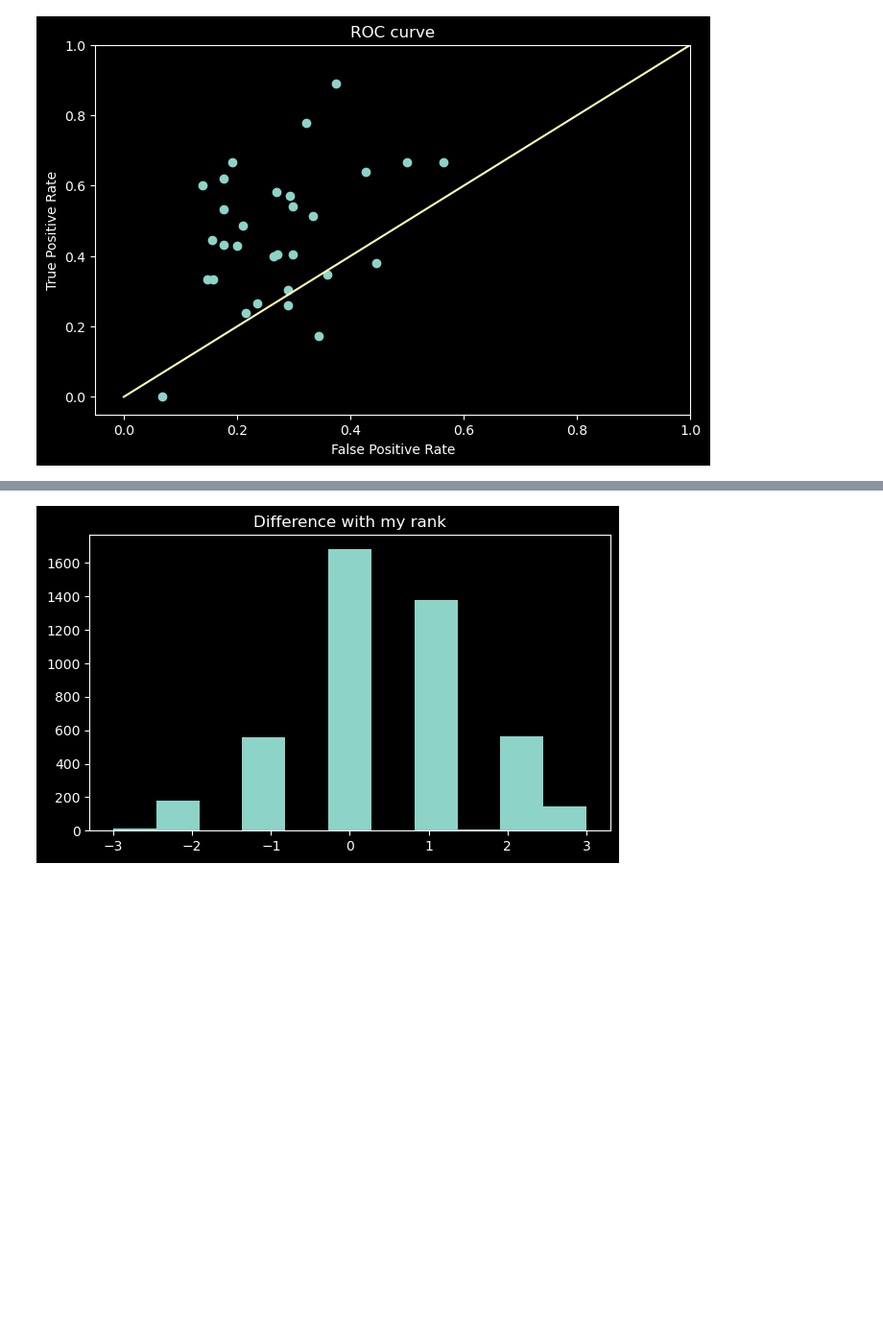
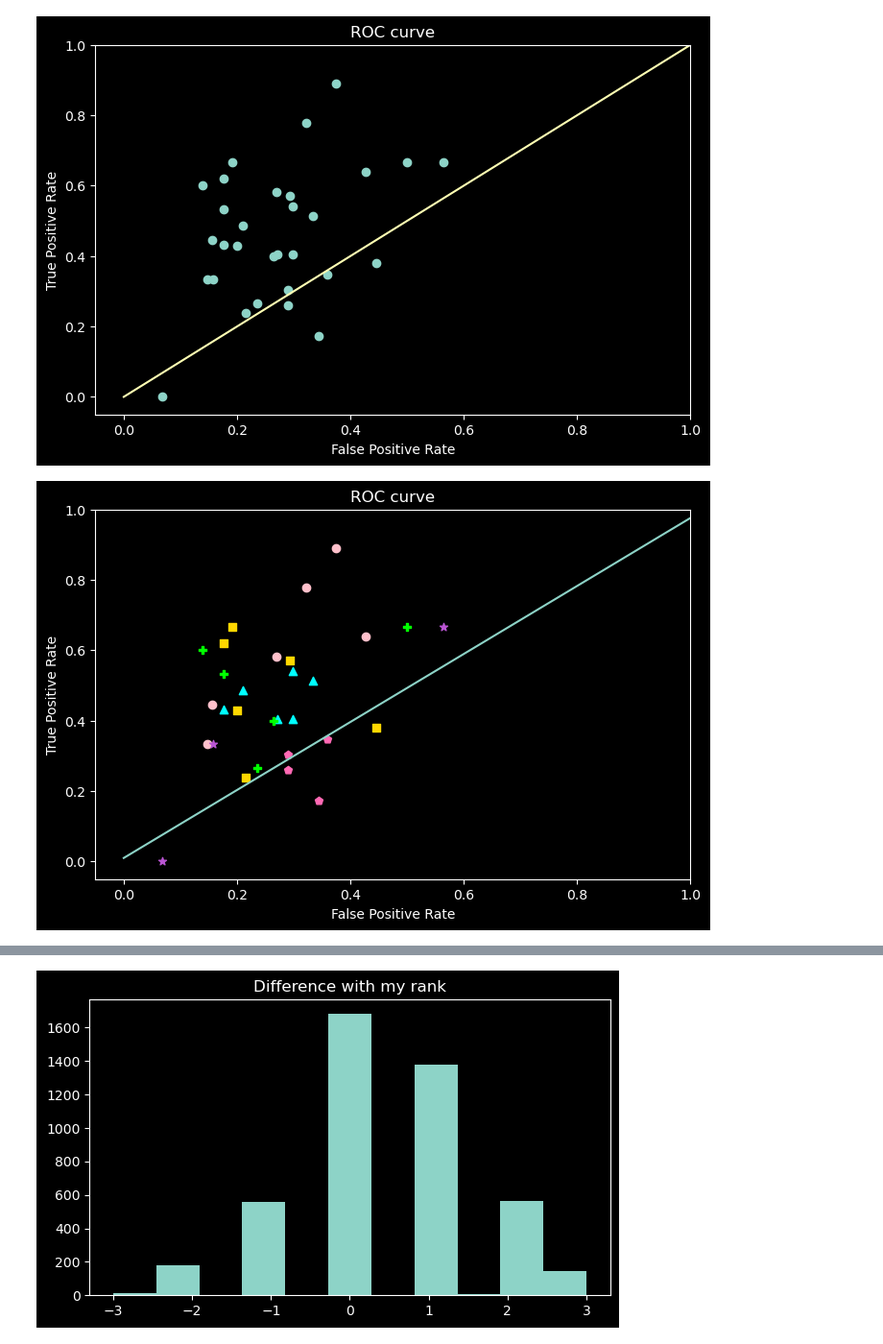
Before and after one commit to JimenaGonzalez/Searching-double-lenses, a Jupyter notebook: vit_cnn_multiclass/results/visual_inspection/Inspection_data/Calibration.ipynb, the cells around one changed output, grey strips where cells are left out. Shown at 96% size. Cells and saved outputs as stored; diff of their text form; code cells hidden in the pictures; blank space fills up the shorter version.

```diff
--- a/vit_cnn_multiclass/results/visual_inspection/Inspection_data/Calibration.ipynb
+++ b/vit_cnn_multiclass/results/visual_inspection/Inspection_data/Calibration.ipynb
@@ -84,5 +110,5 @@ for i in range(1, 8):
 # %%
-guessing = np.linspace(0, 1 , 10)
+guessing = np.linspace(0, 1 , 100)
 print(len(FPR_list))
 
 plt.figure(figsize=(8,5))
@@ -91,12 +117,40 @@ plt.xlim(-0.05, 1)
 plt.ylim(-0.05, 1)
 plt.xlabel('False Positive Rate')
 plt.ylabel('True Positive Rate')
-plt.plot(FPR_list, TPR_list, 'o')
+plt.plot(data_students['FPR'], data_students['TPR'], 'o')
 plt.plot(guessing, guessing)
 plt.show()
 # %% [output]
 30
 [figure]
+# %%
+plt.figure(figsize=(8,5))
+plt.title('ROC curve')
+plt.xlim(-0.05, 1)
+plt.ylim(-0.05, 1)
+plt.xlabel('False Positive Rate')
+plt.ylabel('True Positive Rate')
+
+color_list = ['Lavender', 'Peach', 'Lilac', 'Lilac', 'Baby Pink', 'Mint Green', 'Sky Blue']
+#color_list = ['Rose Quartz', 'Seafoam Green', 'Periwinkle', 'Buttercream', 'Cotton Candy', 'Coral', 'Spearmint']
+#color_list = ["Electric Blue", "Lime Green", "Coral Pink", "Coral Pink", "Goldenrod", "Amethyst Purple", "Teal"]
+color_list = ['#FFC0CB', '#00FFFF', '#FFD700', '#FFD700', '#FF69B4', '#00FF00', '#BA55D3']
+marker_list = ['o', "^", "s", "s", "p", "P", "*", "D"]
+for i in range(len(data_students)):
+    #print(data_students['Group'].iloc[i])
+    #print(type(data_students['Group'].iloc[i] -1 ))
+    #print(data_students['Group'].iloc[i])
+    col_name = color_list[data_students['Group'].iloc[i]-1]
+    mar_name = marker_list[data_students['Group'].iloc[i]-1]
+    #print(mar_name, col_name)
+    #print(data_students['FPR'].iloc[i], data_students['TPR'].iloc[i])
+    plt.scatter(data_students['FPR'].iloc[i], data_students['TPR'].iloc[i], marker=mar_name, color=col_name)
+
+#plt.plot(guessing, guessing)
+plt.plot(guessing, 0.966*guessing+0.01)
+plt.show()
+# %% [output]
+[figure, added]
 # %%
 plt.figure(figsize=(8,5))
 plt.xlim(-0.05, 1)
```
Also changed, not shown: parts of 6 cells of this notebook.
